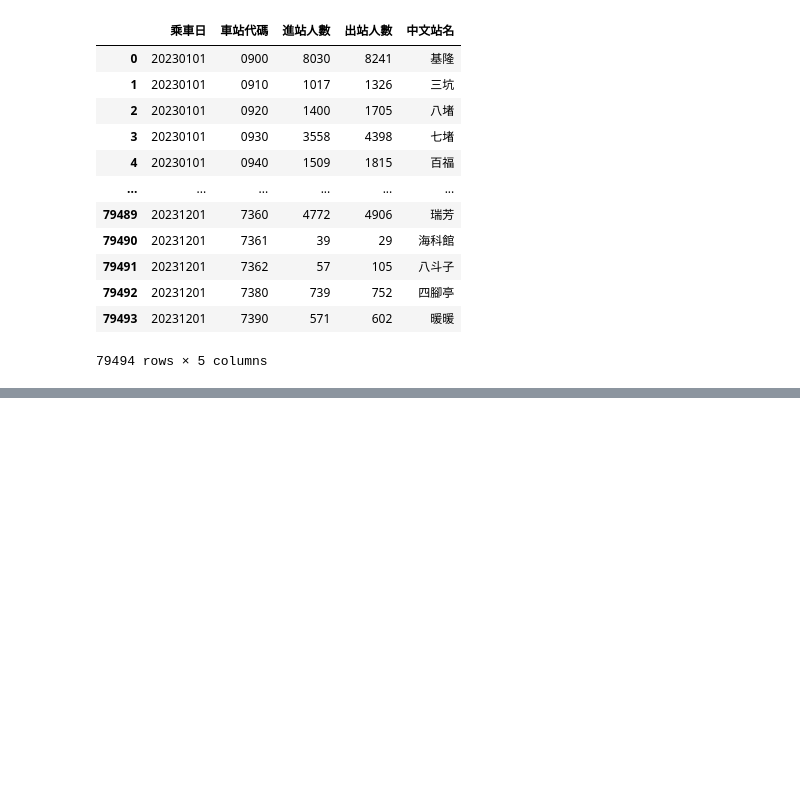
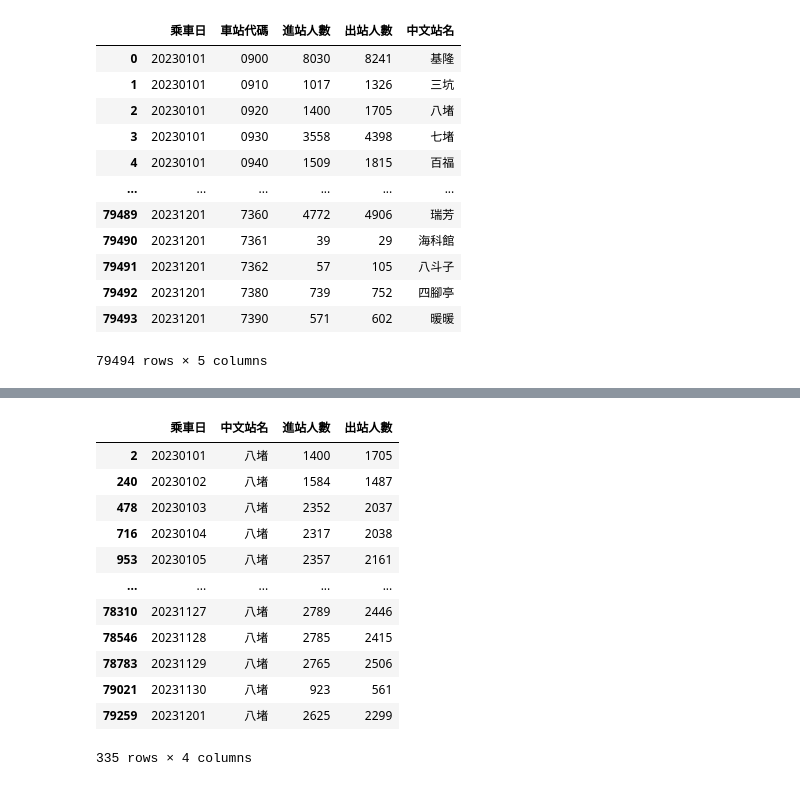
Before and after one commit to dearkelly/_112_python_chihlee_kelly, a Jupyter notebook: lesson16_3.ipynb, the cells around one changed output, grey strips where cells are left out. Saved outputs shown, nothing was run; the diff lists cells and outputs as text; code cells hidden in the pictures; blank space fills up the shorter version.

```diff
--- a/lesson16_3.ipynb
+++ b/lesson16_3.ipynb
@@ -110 +110,18 @@ sites_df1
 79494 rows × 4 columns
+# %%
+eight = sites_df1.query('中文站名=="八堵"')
+eight
+# %% [output]
+|  | 乘車日 | 中文站名 | 進站人數 | 出站人數 |
+| 2 | 20230101 | 八堵 | 1400 | 1705 |
+| 240 | 20230102 | 八堵 | 1584 | 1487 |
+| 478 | 20230103 | 八堵 | 2352 | 2037 |
+| 716 | 20230104 | 八堵 | 2317 | 2038 |
+| 953 | 20230105 | 八堵 | 2357 | 2161 |
+| ... | ... | ... | ... | ... |
+| 78310 | 20231127 | 八堵 | 2789 | 2446 |
+| 78546 | 20231128 | 八堵 | 2785 | 2415 |
+| 78783 | 20231129 | 八堵 | 2765 | 2506 |
+| 79021 | 20231130 | 八堵 | 923 | 561 |
+| 79259 | 20231201 | 八堵 | 2625 | 2299 |
+335 rows × 4 columns
```
Also changed, not shown: parts of 3 cells of this notebook.
